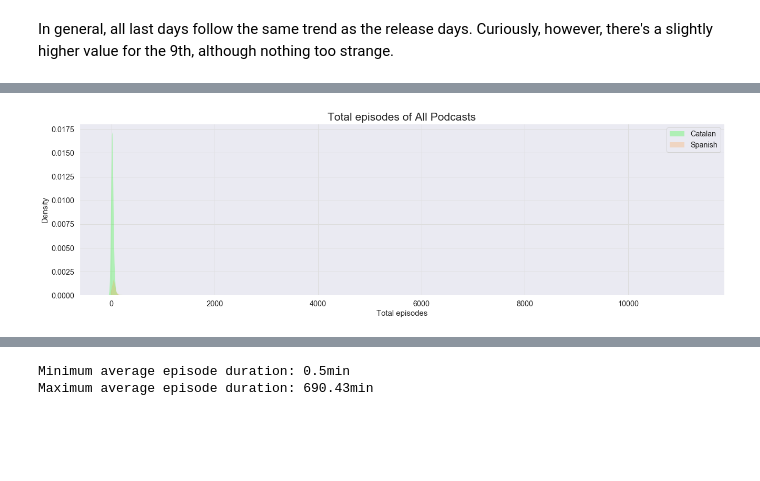
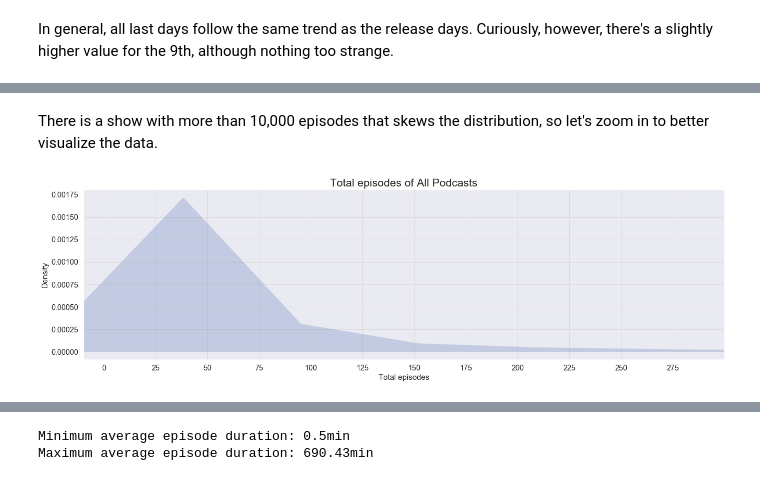
Before and after one commit to xaviercucurull/BDA-Podcasts, a Jupyter notebook: BDA_Final_Project.ipynb, the cells around one changed output, grey strips where cells are left out. Saved outputs shown, nothing was run; the diff lists cells and outputs as text; code cells hidden in the pictures; blank space fills up the shorter version.

```diff
--- a/BDA_Final_Project.ipynb
+++ b/BDA_Final_Project.ipynb
@@ -805,4 +869,5 @@ Maximum number of episodes: 11276
 # %%
 # Get total_episodes of each document (podcast)
-res = podcasts_prep.find({}, {'total_episodes': 1, 'languages':1})
+res = podcasts_prep.find({}, {'total_episodes': 1})
 df =  pd.DataFrame(list(res))
+plot_kde(df, x_label="Total episodes", title="Total episodes of All Podcasts", field="total_episodes", figsize=(22, 6), fontsize=15)
@@ -809,4 +876,7 @@ df =  pd.DataFrame(list(res))
+# %% [markdown]
+There is a show with more than 10,000 episodes that skews the distribution, so let's zoom in to better visualize the data.
 # %%
-plot_kde(df, x_label="Total episodes", title="Total episodes of All Podcasts", field="total_episodes", figsize=(22, 6), fontsize=15)
+# Zoom in KDE
+plot_kde(df, x_label="Total episodes", title="Total episodes of All Podcasts", field="total_episodes", xlim=[-10, 300], xticks=np.arange(0, 300, 25), figsize=(22, 6), fontsize=15)
 # %% [output]
-[figure, old version]
+[figure, new version]
```
Also changed, not shown: parts of 69 cells of this notebook.
